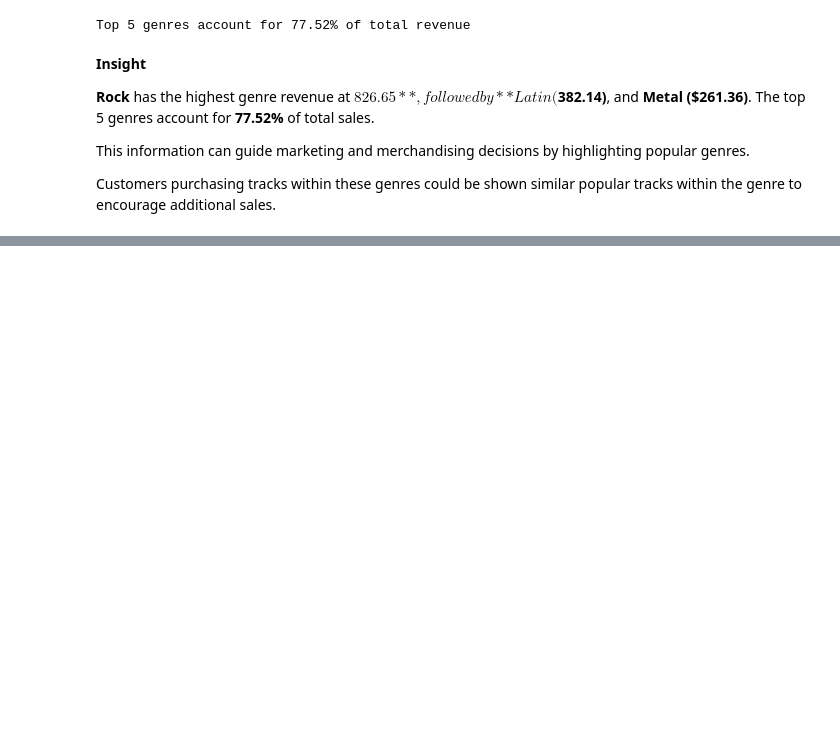
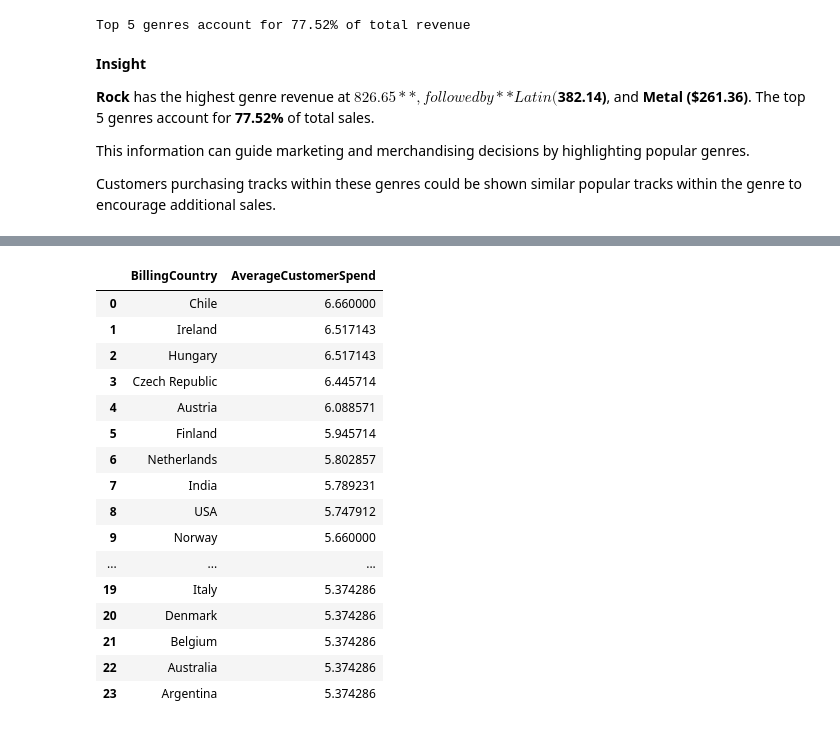
Before and after one commit to lukas-pb/chinook-sql-analysis, a Jupyter notebook: notebooks/chinook_sql_analysis.ipynb, the cells around one changed output, grey strips where cells are left out. Saved outputs shown, nothing was run; the diff lists cells and outputs as text; code cells hidden in the pictures; blank space fills up the shorter version.

```diff
--- a/notebooks/chinook_sql_analysis.ipynb
+++ b/notebooks/chinook_sql_analysis.ipynb
@@ -228,0 +409,8 @@ Customers purchasing tracks within these genres could be shown similar popular t
+# %%
+# Question 10 - Average amount spent by customers?
+
+with open('../queries/10_avg_spend.sql', 'r') as file:
+    query = file.read()
+
+avg_spend = pd.read_sql(query, conn)
+avg_spend
@@ -228,0 +434,8 @@ Customers purchasing tracks within these genres could be shown similar popular t
+# %%
+# Question 11 - How much is the average transaction?
+
+with open('../queries/11_avg_transaction.sql', 'r') as file:
+    query = file.read()
+
+avg_transaction = pd.read_sql(query, conn)
+avg_transaction
@@ -228,0 +459,26 @@ Customers purchasing tracks within these genres could be shown similar popular t
+# %%
+# Question 12: Do customers from different countries spend different amounts?
+
+with open('../queries/12_country_avg.sql', 'r') as file:
+    query = file.read()
+
+country_avg = pd.read_sql(query, conn)
+country_avg
+# %% [output]
+|  | BillingCountry | AverageCustomerSpend |
+| 0 | Chile | 6.660000 |
+| 1 | Ireland | 6.517143 |
+| 2 | Hungary | 6.517143 |
+| 3 | Czech Republic | 6.445714 |
+| 4 | Austria | 6.088571 |
+| 5 | Finland | 5.945714 |
+| 6 | Netherlands | 5.802857 |
+| 7 | India | 5.789231 |
+| 8 | USA | 5.747912 |
+| 9 | Norway | 5.660000 |
+| ... | ... | ... |
+| 19 | Italy | 5.374286 |
+| 20 | Denmark | 5.374286 |
+| 21 | Belgium | 5.374286 |
+| 22 | Australia | 5.374286 |
+| 23 | Argentina | 5.374286 |
```
Also changed, not shown: parts of 21 cells of this notebook, 6 other files.
